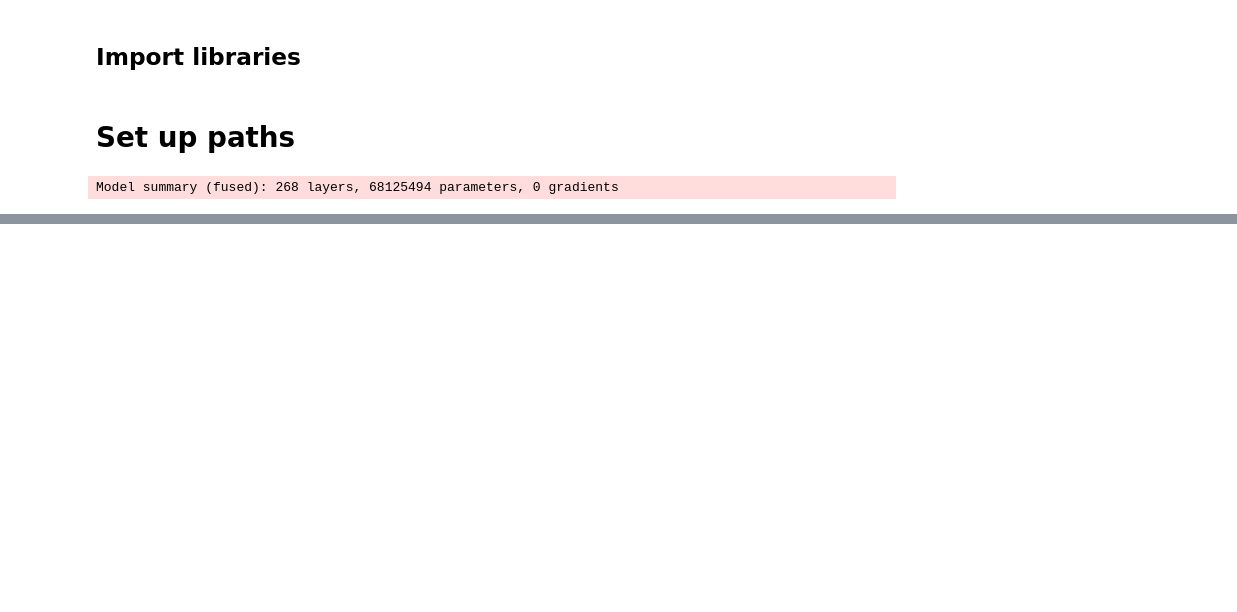
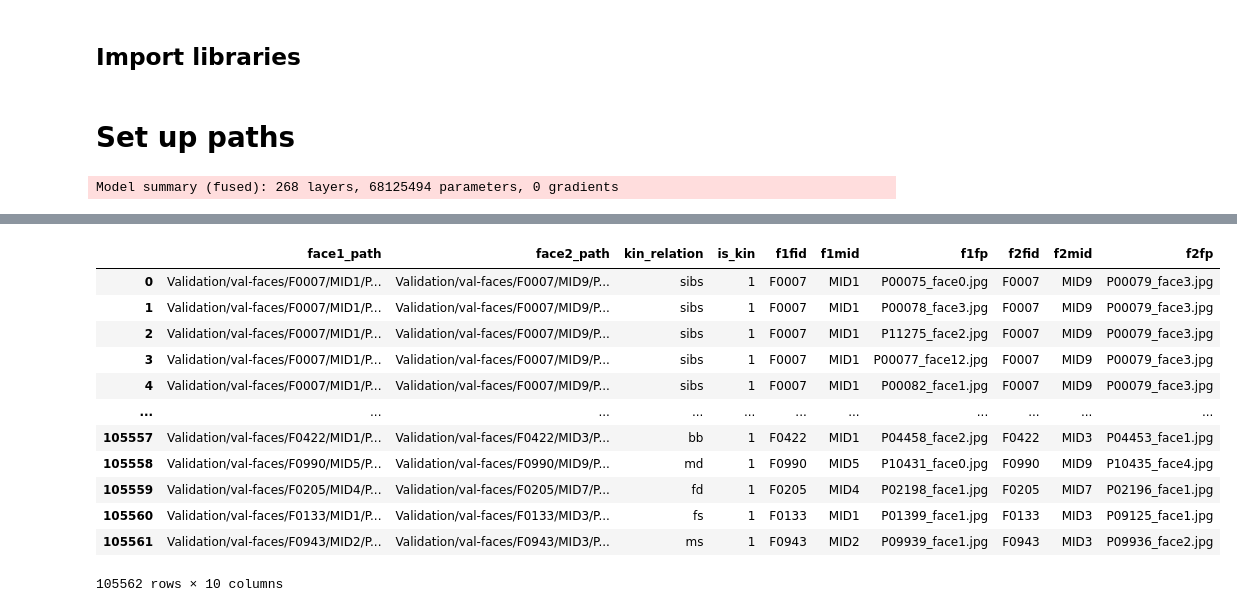
Before and after one commit to vitalwarley/research, a Jupyter notebook: notebooks/rfiw_age_gender_analysis.ipynb, the cells around one changed output, grey strips where cells are left out. Saved outputs shown, nothing was run; the diff lists cells and outputs as text; code cells hidden in the pictures; blank space fills up the shorter version.

```diff
--- a/notebooks/rfiw_age_gender_analysis.ipynb
+++ b/notebooks/rfiw_age_gender_analysis.ipynb
@@ -91,0 +182,23 @@ df
+# %%
+# Processing face1_path
+face1_parts = val_pairs.face1_path.apply(lambda x: Path(x).parts[-3:])
+val_pairs[['f1fid', 'f1mid', 'f1fp']] = pd.DataFrame(face1_parts.tolist())
+
+# Processing face2_path
+face2_parts = val_pairs.face2_path.apply(lambda x: Path(x).parts[-3:])
+val_pairs[['f2fid', 'f2mid', 'f2fp']] = pd.DataFrame(face2_parts.tolist())
+val_pairs
+# %% [output]
+|  | face1_path | face2_path | kin_relation | is_kin | f1fid | f1mid | f1fp | f2fid | f2mid | f2fp |
+| 0 | Validation/val-faces/F0007/MID1/P... | Validation/val-faces/F0007/MID9/P... | sibs | 1 | F0007 | MID1 | P00075_face0.jpg | F0007 | MID9 | P00079_face3.jpg |
+| 1 | Validation/val-faces/F0007/MID1/P... | Validation/val-faces/F0007/MID9/P... | sibs | 1 | F0007 | MID1 | P00078_face3.jpg | F0007 | MID9 | P00079_face3.jpg |
+| 2 | Validation/val-faces/F0007/MID1/P... | Validation/val-faces/F0007/MID9/P... | sibs | 1 | F0007 | MID1 | P11275_face2.jpg | F0007 | MID9 | P00079_face3.jpg |
+| 3 | Validation/val-faces/F0007/MID1/P... | Validation/val-faces/F0007/MID9/P... | sibs | 1 | F0007 | MID1 | P00077_face12.jpg | F0007 | MID9 | P00079_face3.jpg |
+| 4 | Validation/val-faces/F0007/MID1/P... | Validation/val-faces/F0007/MID9/P... | sibs | 1 | F0007 | MID1 | P00082_face1.jpg | F0007 | MID9 | P00079_face3.jpg |
+| ... | ... | ... | ... | ... | ... | ... | ... | ... | ... | ... |
+| 105557 | Validation/val-faces/F0422/MID1/P... | Validation/val-faces/F0422/MID3/P... | bb | 1 | F0422 | MID1 | P04458_face2.jpg | F0422 | MID3 | P04453_face1.jpg |
+| 105558 | Validation/val-faces/F0990/MID5/P... | Validation/val-faces/F0990/MID9/P... | md | 1 | F0990 | MID5 | P10431_face0.jpg | F0990 | MID9 | P10435_face4.jpg |
+| 105559 | Validation/val-faces/F0205/MID4/P... | Validation/val-faces/F0205/MID7/P... | fd | 1 | F0205 | MID4 | P02198_face1.jpg | F0205 | MID7 | P02196_face1.jpg |
+| 105560 | Validation/val-faces/F0133/MID1/P... | Validation/val-faces/F0133/MID3/P... | fs | 1 | F0133 | MID1 | P01399_face1.jpg | F0133 | MID3 | P09125_face1.jpg |
+| 105561 | Validation/val-faces/F0943/MID2/P... | Validation/val-faces/F0943/MID3/P... | ms | 1 | F0943 | MID2 | P09939_face1.jpg | F0943 | MID3 | P09936_face2.jpg |
+105562 rows × 10 columns
```
Also changed, not shown: parts of 13 cells of this notebook, 1 other file.
